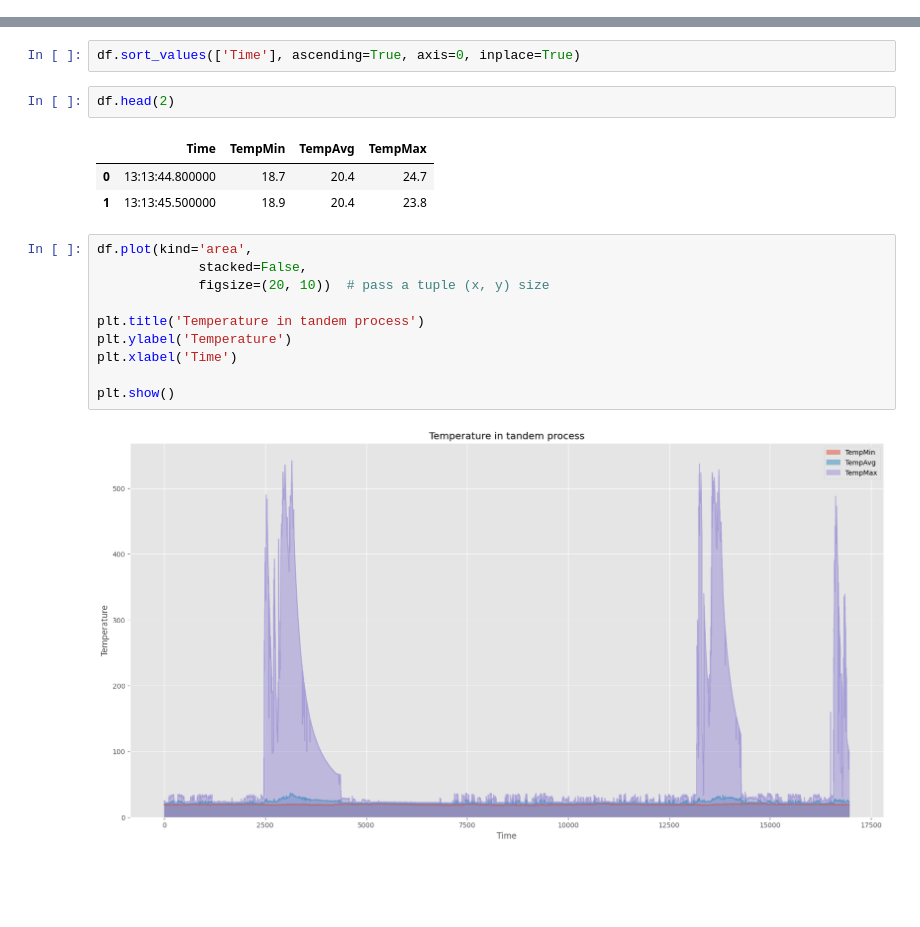
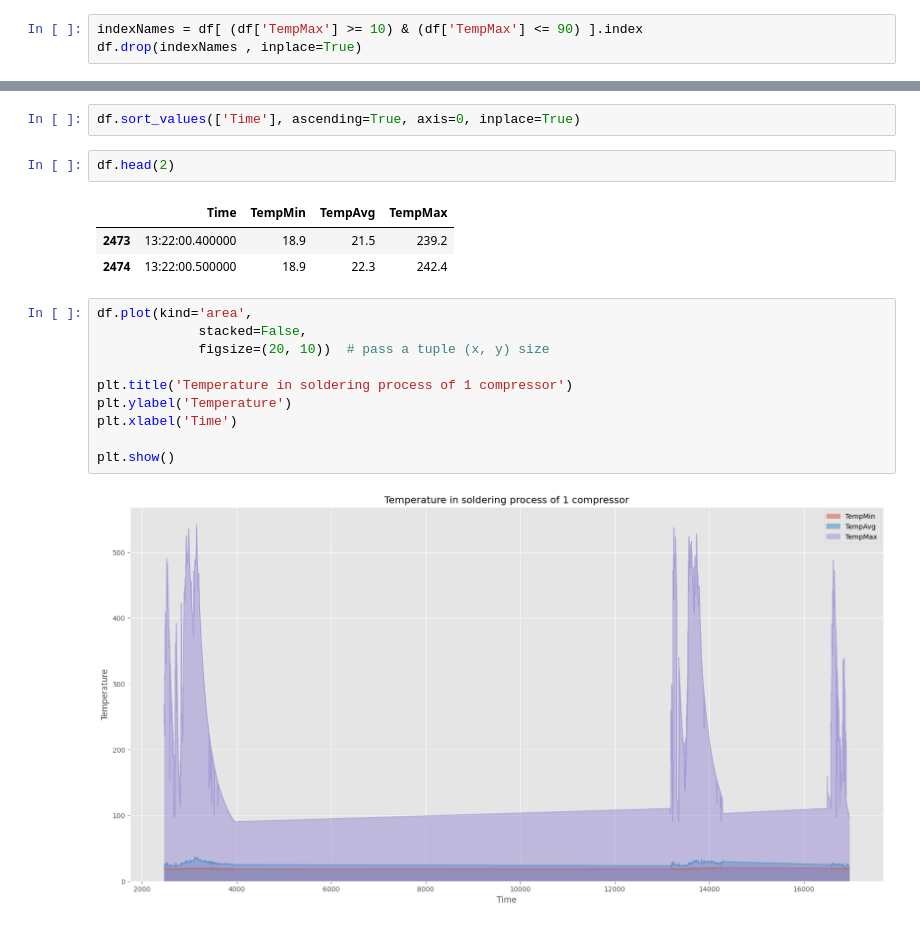
Before and after one commit to Caavalos/DMEGADE3, a Jupyter notebook: thermal.ipynb, the cells around one changed output, grey strips where cells are left out. Saved outputs shown, nothing was run; the diff lists cells and outputs as text; blank space fills up the shorter version.

```diff
--- a/thermal.ipynb
+++ b/thermal.ipynb
@@ -97,6 +102,9 @@ df.head(2)
 |  | Time | TempMin | TempAvg | TempMax |
 | 0 | 13:13:44.800000 | 18.7 | 20.4 | 24.7 |
 | 1 | 13:13:45.500000 | 18.9 | 20.4 | 23.8 |
+# %%
+indexNames = df[ (df['TempMax'] >= 10) & (df['TempMax'] <= 90) ].index
+df.drop(indexNames , inplace=True)
 # %%
 all(isinstance(column, str) for column in df.columns)
 # %% [output]
@@ -118,17 +126,17 @@ df.sort_values(['Time'], ascending=True, axis=0, inplace=True)
 df.head(2)
 # %% [output]
 |  | Time | TempMin | TempAvg | TempMax |
-| 0 | 13:13:44.800000 | 18.7 | 20.4 | 24.7 |
-| 1 | 13:13:45.500000 | 18.9 | 20.4 | 23.8 |
+| 2473 | 13:22:00.400000 | 18.9 | 21.5 | 239.2 |
+| 2474 | 13:22:00.500000 | 18.9 | 22.3 | 242.4 |
 # %%
 df.plot(kind='area',
              stacked=False,
              figsize=(20, 10))  # pass a tuple (x, y) size
 
-plt.title('Temperature in tandem process')
+plt.title('Temperature in soldering process of 1 compressor')
 plt.ylabel('Temperature')
 plt.xlabel('Time')
 
 plt.show()
 # %% [output]
-[figure, old version]
+[figure, new version]
```
Also changed, not shown: parts of 8 cells of this notebook.
